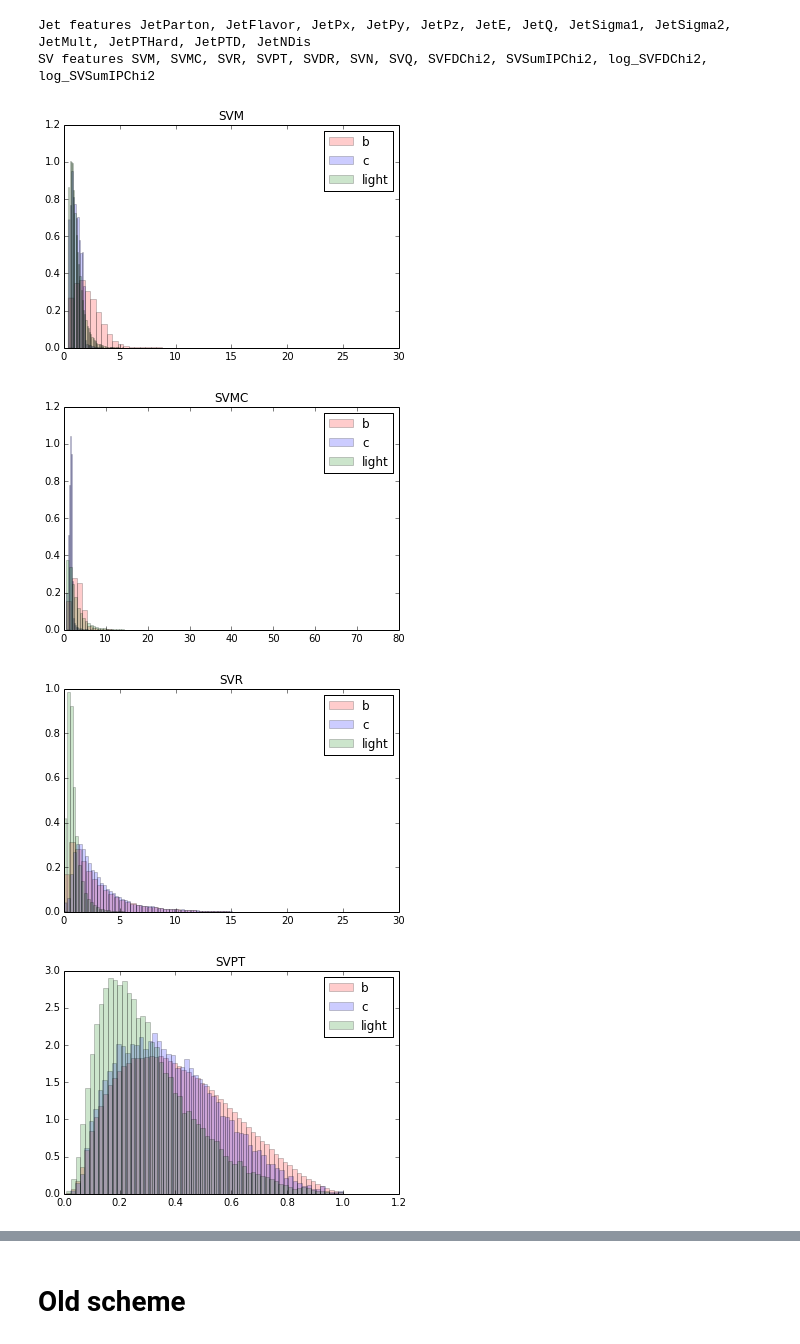
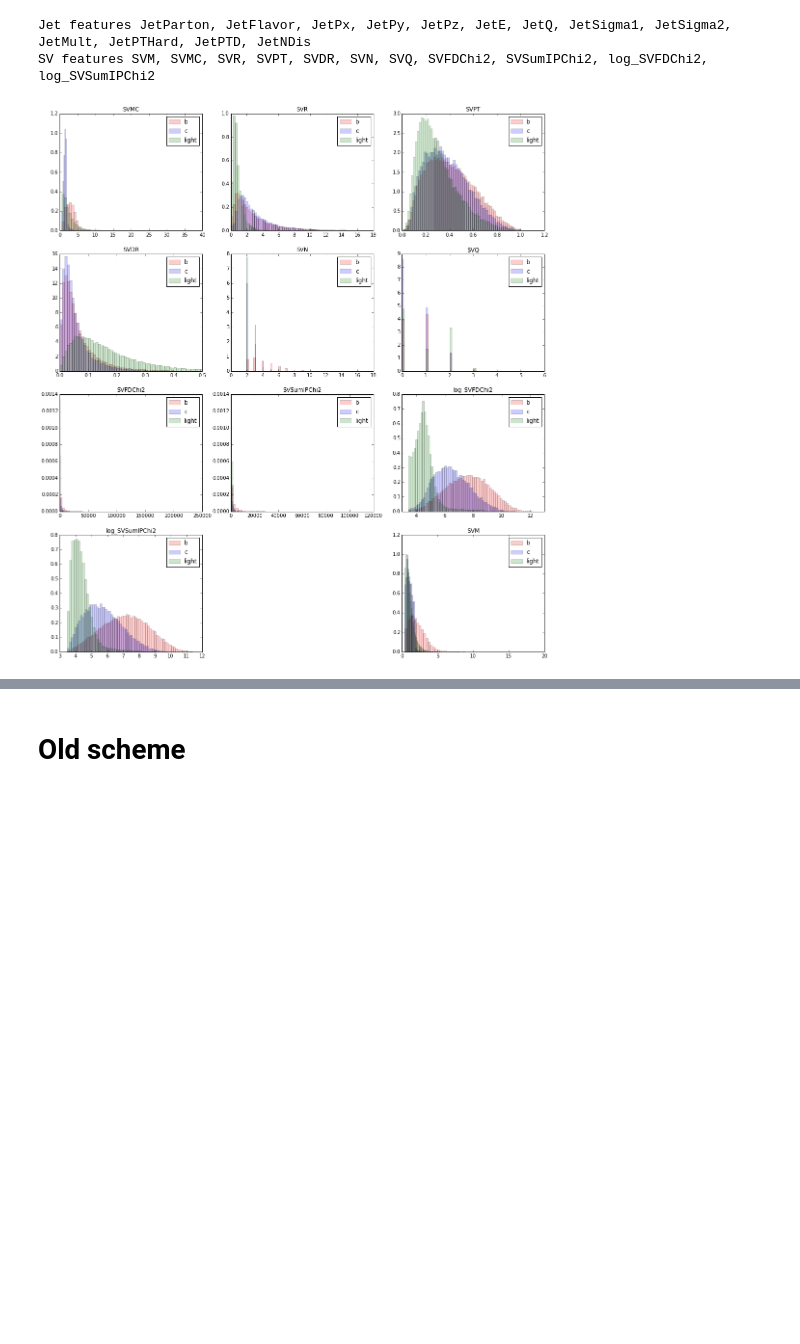
Before and after one commit to tlikhomanenko/jet_tagging_LHCb, a Jupyter notebook: jet-tagging.ipynb, the cells around one changed output, grey strips where cells are left out. Cells and saved outputs as stored; diff of their text form; code cells hidden in the pictures; blank space fills up the shorter version.

```diff
--- a/jet-tagging.ipynb
+++ b/jet-tagging.ipynb
@@ -16,6 +26,7 @@ from sklearn.metrics import roc_auc_score
 treename = 'tag'
 
 data_b = pandas.DataFrame(root_numpy.root2array('datasets/type=5.root', treename=treename)).dropna()
+data_b = data_b[::40]
 data_c = pandas.DataFrame(root_numpy.root2array('datasets/type=4.root', treename=treename)).dropna()
 data_light = pandas.DataFrame(root_numpy.root2array('datasets/type=0.root', treename=treename)).dropna()
 # %%
@@ -38,13 +51,12 @@ print "SV features", ", ".join(sv_features)
 Jet features JetParton, JetFlavor, JetPx, JetPy, JetPz, JetE, JetQ, JetSigma1, JetSigma2, JetMult, JetPTHard, JetPTD, JetNDis
 SV features SVM, SVMC, SVR, SVPT, SVDR, SVN, SVQ, SVFDChi2, SVSumIPChi2, log_SVFDChi2, log_SVSumIPChi2
 # %%
-for feature in sv_features:
+figsize(18, 20)
+for i, feature in enumerate(sv_features):
+    subplot(len(sv_features) / 3 + 1, 3, i)
     hist(data_b[feature].values, label='b', alpha=0.2, bins=60, normed=True)
     hist(data_c[feature].values, label='c', alpha=0.2, bins=60, normed=True)
     hist(data_light[feature].values, label='light', alpha=0.2, bins=60, normed=True)
-    title(feature); legend(loc='best'); show()
+    title(feature); legend(loc='best');
 # %% [output]
-[figure, old version]
+[figure, new version]
-[figure, removed]
-[figure, removed]
-[figure, removed]
```
Also changed, not shown: parts of 77 cells of this notebook.
